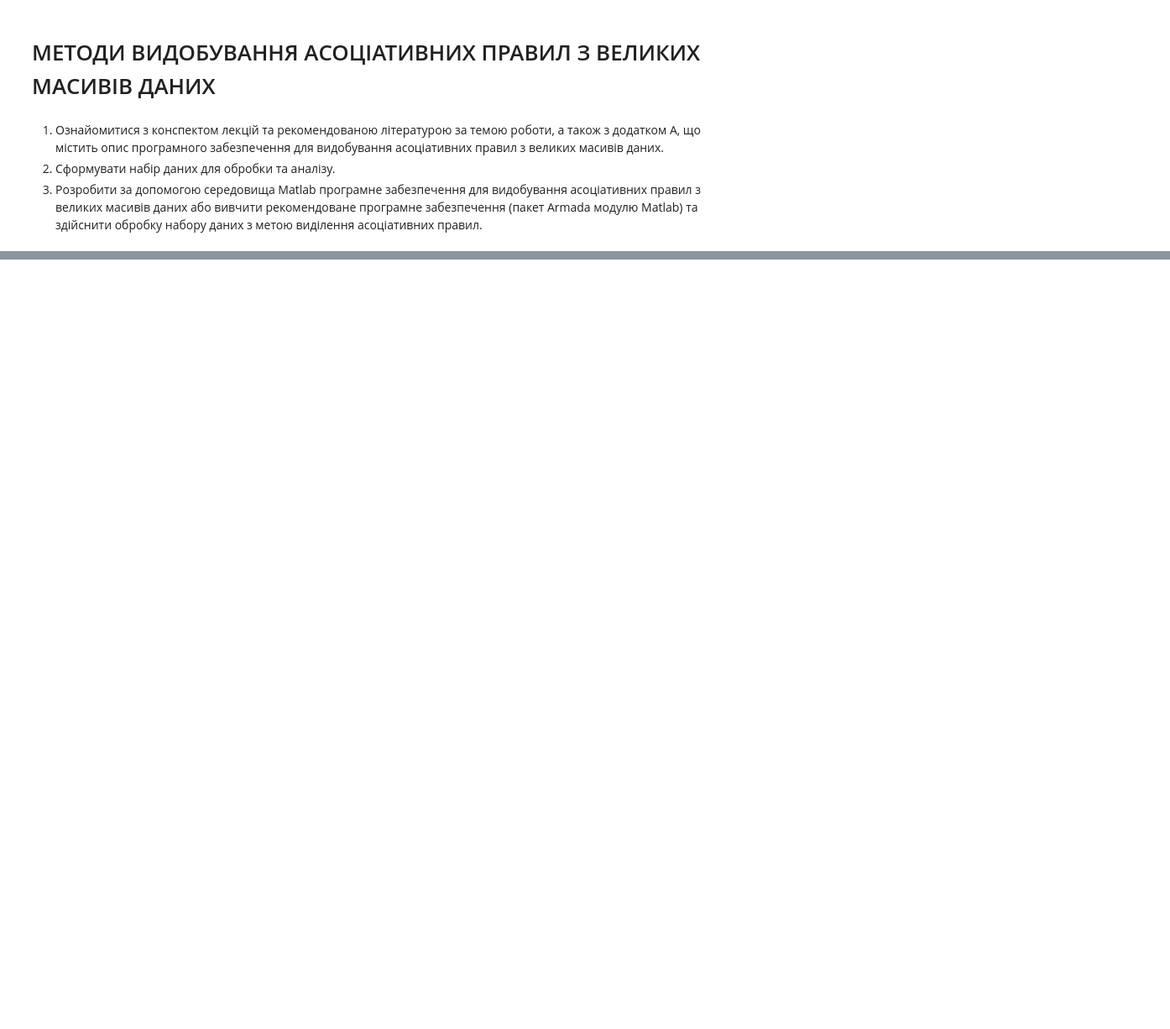
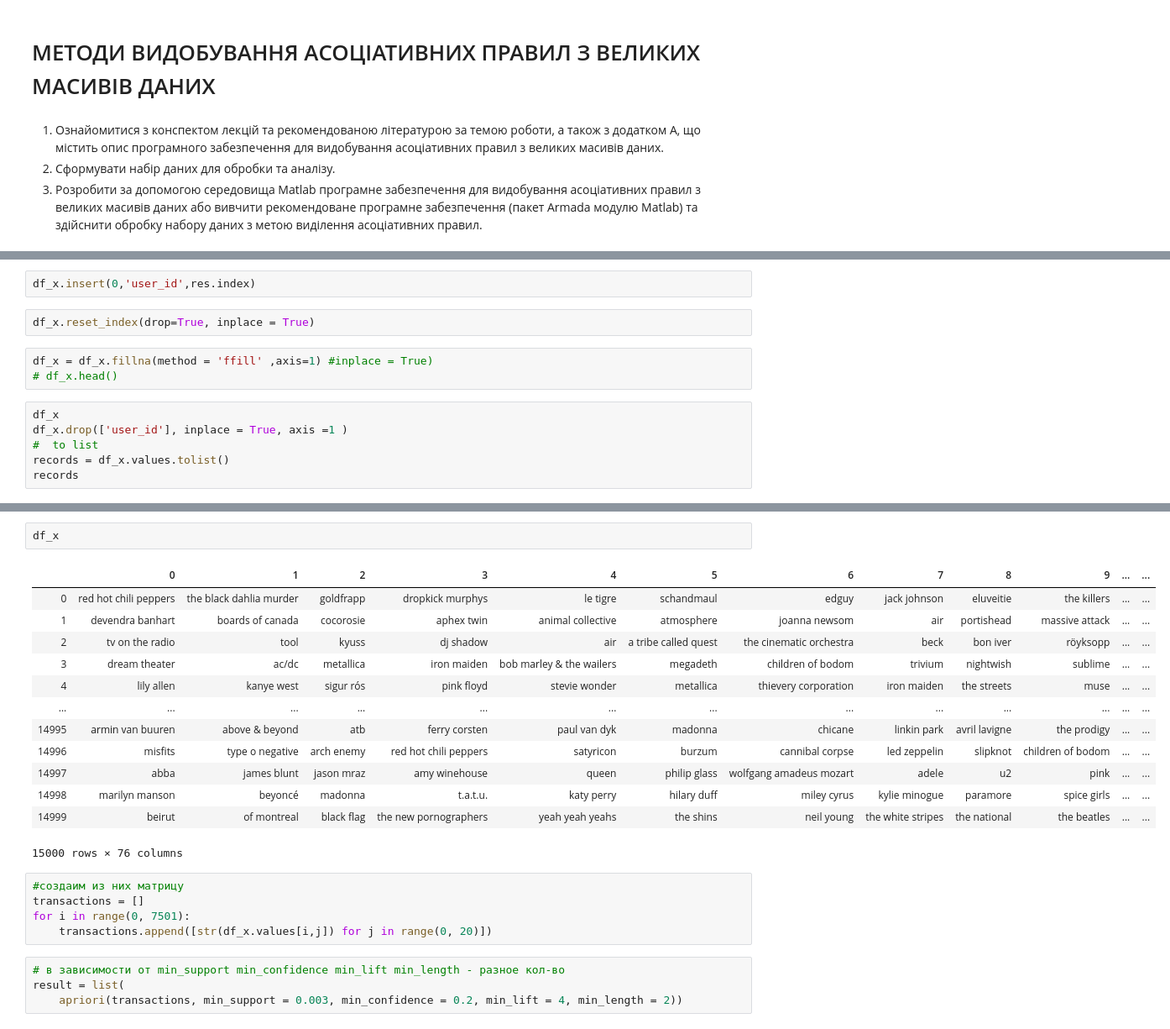
Before and after one commit to karpokate/data_analys, a Jupyter notebook: Data_Analyst_1_work.ipynb, the cells around one changed output, grey strips where cells are left out. Shown at 84% size. Cells and saved outputs as stored; diff of their text form; blank space fills up the shorter version.

```diff
--- a/Data_Analyst_1_work.ipynb
+++ b/Data_Analyst_1_work.ipynb
@@ -40,0 +87,13 @@ df['category_name'].value_counts().nlargest(10).plot.bar()
+# %%
+df_x.insert(0,'user_id',res.index)
+# %%
+df_x.reset_index(drop=True, inplace = True)
+# %%
+df_x = df_x.fillna(method = 'ffill' ,axis=1) #inplace = True)
+# df_x.head()
+# %%
+df_x
+df_x.drop(['user_id'], inplace = True, axis =1 )
+#  to list
+records = df_x.values.tolist()
+records
@@ -40,0 +149,25 @@ df['category_name'].value_counts().nlargest(10).plot.bar()
+# %%
+df_x
+# %% [output]
+|  | 0 | 1 | 2 | 3 | 4 | 5 | 6 | 7 | 8 | 9 | ... | ... |
+| 0 | red hot chili peppers | the black dahlia murder | goldfrapp | dropkick murphys | le tigre | schandmaul | edguy | jack johnson | eluveitie | the killers | ... | ... |
+| 1 | devendra banhart | boards of canada | cocorosie | aphex twin | animal collective | atmosphere | joanna newsom | air | portishead | massive attack | ... | ... |
+| 2 | tv on the radio | tool | kyuss | dj shadow | air | a tribe called quest | the cinematic orchestra | beck | bon iver | röyksopp | ... | ... |
+| 3 | dream theater | ac/dc | metallica | iron maiden | bob marley & the wailers | megadeth | children of bodom | trivium | nightwish | sublime | ... | ... |
+| 4 | lily allen | kanye west | sigur rós | pink floyd | stevie wonder | metallica | thievery corporation | iron maiden | the streets | muse | ... | ... |
+| ... | ... | ... | ... | ... | ... | ... | ... | ... | ... | ... | ... | ... |
+| 14995 | armin van buuren | above & beyond | atb | ferry corsten | paul van dyk | madonna | chicane | linkin park | avril lavigne | the prodigy | ... | ... |
+| 14996 | misfits | type o negative | arch enemy | red hot chili peppers | satyricon | burzum | cannibal corpse | led zeppelin | slipknot | children of bodom | ... | ... |
+| 14997 | abba | james blunt | jason mraz | amy winehouse | queen | philip glass | wolfgang amadeus mozart | adele | u2 | pink | ... | ... |
+| 14998 | marilyn manson | beyoncé | madonna | t.a.t.u. | katy perry | hilary duff | miley cyrus | kylie minogue | paramore | spice girls | ... | ... |
+| 14999 | beirut | of montreal | black flag | the new pornographers | yeah yeah yeahs | the shins | neil young | the white stripes | the national | the beatles | ... | ... |
+15000 rows × 76 columns
+# %%
+#создаим из них матрицу
+transactions = []
+for i in range(0, 7501):
+    transactions.append([str(df_x.values[i,j]) for j in range(0, 20)])
+# %%
+# в зависимости от min_support min_confidence min_lift min_length - разное кол-во
+result = list(
+    apriori(transactions, min_support = 0.003, min_confidence = 0.2, min_lift = 4, min_length = 2))
```
Also changed, not shown: parts of 29 cells of this notebook, 7 other files.
